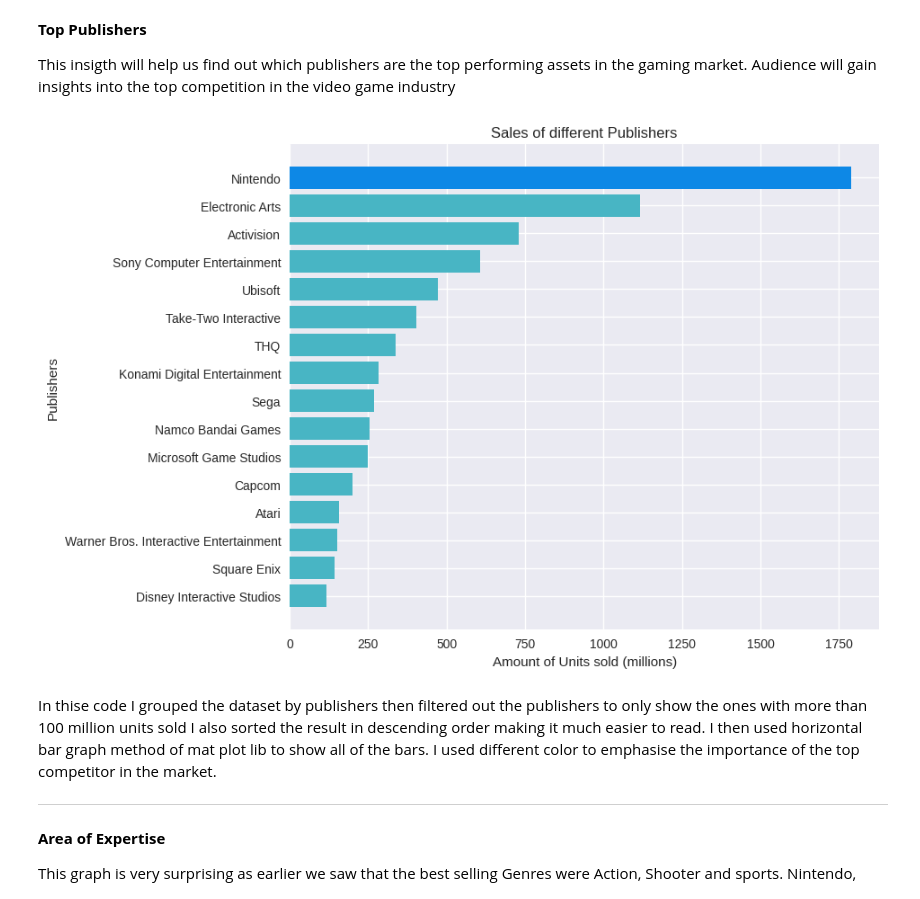
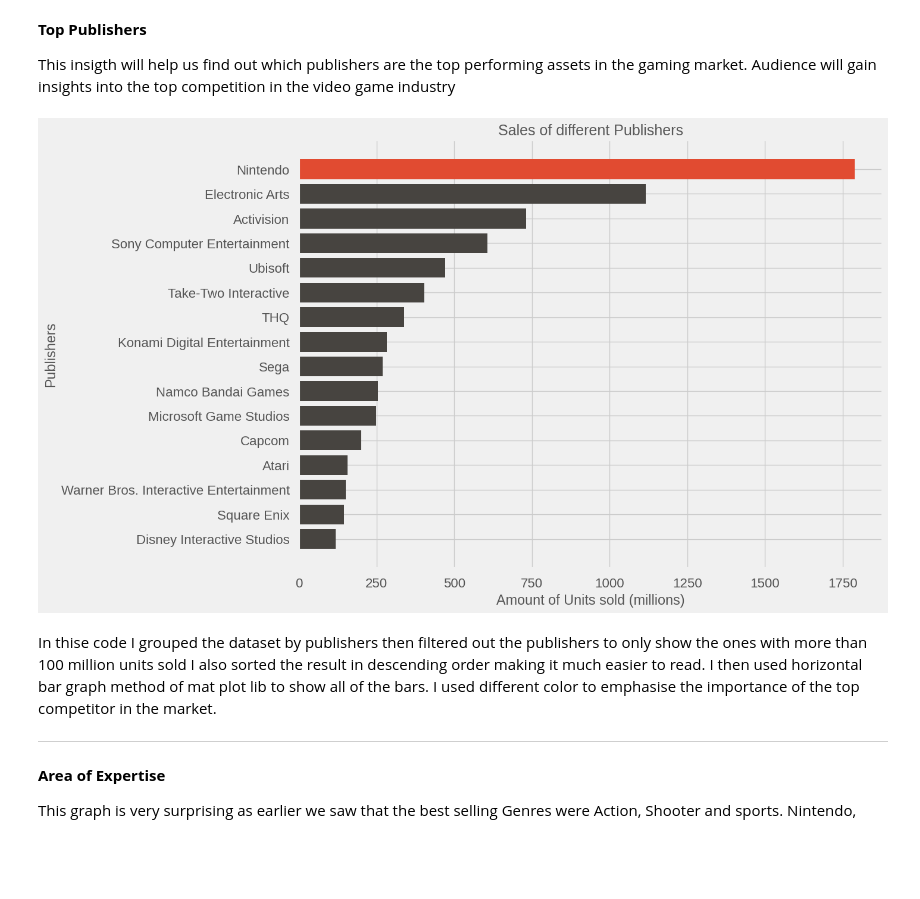
Before and after one commit to krakenkhan/Data-Visualisation, a Jupyter notebook: Data_Visualisation_final_project.ipynb, the cells around one changed output. Cells and saved outputs as stored; diff of their text form; code cells hidden in the pictures; blank space fills up the shorter version.

```diff
--- a/Data_Visualisation_final_project.ipynb
+++ b/Data_Visualisation_final_project.ipynb
@@ -256,7 +297,7 @@ This graph shows how different Genres Perform in the west and the east. EU was n
 By the comparison of different last generation consoles we will be able to find out which platforms are best suitable for new releases and performed well in which region. The audience can notice the trend of popularity  different platforms among different region which would be extremely helpful in deciding which platform should be chosen for future releases in which region.
 # %%
 #Sales Per Platform
-plt.style.use('seaborn-v0_8')
+plt.style.use('fivethirtyeight')
 
 #showing only the last gen consoles
 sales_trend = df.groupby(['Platform']).sum(numeric_only=True)
@@ -270,18 +311,22 @@ width=0.25
 fig3, ax1 = plt.subplots()
 
 #Creating Barplots
-bar1 = ax1.bar(r, nexgen['NA_Sales'],color='#0d88e6',label=x_axis,width=width)
-bar2 = ax1.bar(r + width, nexgen['JP_Sales'],color="#00b7c7",label=x_axis, width=width)
-bar3 = ax1.bar(r - width, nexgen['EU_Sales'],label=x_axis, width=width)
+bar1 = ax1.bar(r, nexgen['NA_Sales'],color="#ffb400",label=x_axis,width=width)
+bar2 = ax1.bar(r + width, nexgen['JP_Sales'],color="#9080ff",label=x_axis, width=width)
+bar3 = ax1.bar(r - width, nexgen['EU_Sales'],color="#363445",label=x_axis, width=width)
 ax1.set_xticks(ticks=r,labels=x_axis)
 ax1.set(ylabel = ('Amount of Units sold (millions)') , xlabel= ("Platforms"), title=("Sales on last gen Consoles") )
+ax1.yaxis.get_label().set_fontsize(15)
+ax1.xaxis.get_label().set_fontsize(15)
+ax1.tick_params(axis='both', which='major', labelsize=15)
+ax1.set_title("Sales of Consoles in different Regions", fontsize=20)
 
 #Formatting the plot
 ticker.LinearLocator
 ticker.StrMethodFormatter(x_axis)
 plt.tight_layout()
 fig2 = plt.gcf()
-fig2.set_size_inches(10.5, 5.5)
-ax1.legend([bar1,bar2,bar3],['North America','Japan','Europe'])
+fig2.set_size_inches(15.5, 7.5)
+ax1.legend([bar1,bar2,bar3],['North America','Japan','Europe'],fontsize=15)
 plt.show()
 # %% [output]
@@ -304,7 +349,7 @@ It is very important to consider the platforms a game will release in. As we can
 
 This correlation will be helpful in understanding whether critic and user reviews of video games affect the sales of these videogames. Our Audience can benefit by knowing which rating performs better than others
 # %%
-plt.style.use('seaborn-v0_8')
+plt.style.use('fivethirtyeight')
 crit_sales_trend = df.groupby(['Critic_Score']).sum(numeric_only=True)
 user_sales_trend = df.groupby(['User_Score']).sum(numeric_only=True)
 
@@ -319,7 +364,7 @@ ax3.set(ylabel = ('Amount of Units sold (millions)') , xlabel= ("Critic Score ou
 ax4.set(ylabel = ('Amount of Units sold (millions)') , xlabel= ("User Score out of 10"), title=("Units sold with different User Score") )
 fig2 = plt.gcf()
 fig2.set_size_inches(18.5, 5.5)
-ax3.legend(['Critics Score'])
-ax4.legend(['User Score'] )
+ax3.legend(['Critics Score'],fontsize=12)
+ax4.legend(['User Score'],fontsize=12)
 plt.show()
 # %% [output]
@@ -349,34 +394,35 @@ This plot shows that most sold game are actually not the ones with the best rati
 This insigth will help us find out which publishers are the top performing assets in the gaming market. Audience will gain insights into the top competition in the video game industry
 # %%
 #Sales Per Publisher
-plt.style.use('seaborn-v0_8')
+plt.style.use('fivethirtyeight')
 
 sales_trend = df.groupby(['Publisher']).sum(numeric_only=True).sort_values('Global_Sales', ascending=True)
 nexgen  = sales_trend.loc[sales_trend['Global_Sales']>100]
 
 x_axis =nexgen.index
 n=len(x_axis)
 r = np.arange(n)
 width=0.25
 fig3, ax1 = plt.subplots()
-colors = ['#0d88e6']
+colors = ["#e14b31"]
 for i in range(n-1):
-  colors += ["#48b5c4"]
+  colors += ["#474440"]
 colors.reverse()
 
 #Creating Barplots
 bar1 = ax1.barh(r, nexgen['Global_Sales'],color=colors,label=x_axis)
 ax1.set_yticks(ticks=r,labels=x_axis)
-ax1.set(ylabel = ('Publishers') , xlabel= ("Amount of Units sold (millions)"), title=("Sales of different Publishers") )
+ax1.set(ylabel = ('Publishers') , xlabel= ("Amount of Units sold (millions)"))
+ax1.set_title("Sales of different Publishers", fontsize=18,alpha=0.75)
 
 #Formatting the plot
 
 plt.tight_layout()
 fig2 = plt.gcf()
-fig2.set_size_inches(10.5, 6.5)
+fig2.set_size_inches(15.5, 8.5)
 plt.show()
 # %% [output]
-[figure, old version]
+[figure, new version]
 # %% [markdown]
 
 
```
Also changed, not shown: parts of 6 cells of this notebook.
